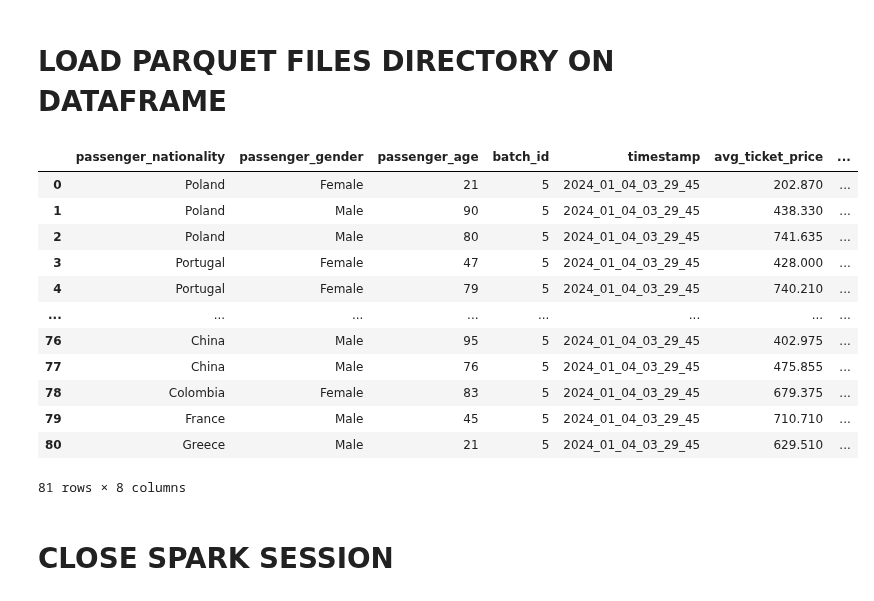
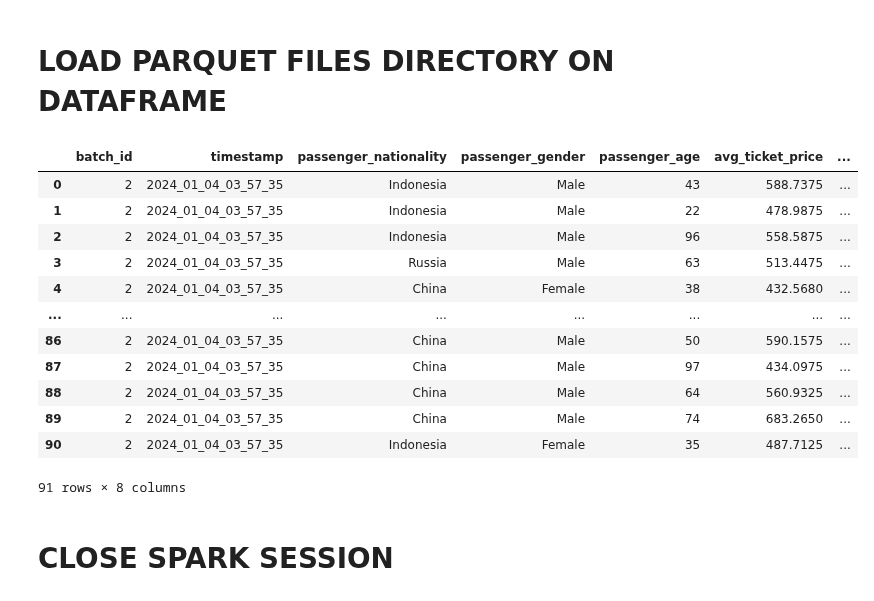
Before and after one commit to JorgeCardona/recursos, a Jupyter notebook: docker_hub/jupyterlab_multilanguages_dockerfile/Spark-Kafka-Batch-Streaming.ipynb, the cells around one changed output. Cells and saved outputs as stored; diff of their text form; code cells hidden in the pictures.

Commit message:
adicionado batch_id y timestamp al inicio del dataframe y el archivo parquet

```diff
--- a/docker_hub/jupyterlab_multilanguages_dockerfile/Spark-Kafka-Batch-Streaming.ipynb
+++ b/docker_hub/jupyterlab_multilanguages_dockerfile/Spark-Kafka-Batch-Streaming.ipynb
@@ -582,47 +590,47 @@ def read_parquet_directory_into_dataframe(directory_path):
     Parameters:
     - directory_path (str): Path to the directory containing Parquet files.
 
     Returns:
     - pd.DataFrame: Combined DataFrame containing data from all Parquet files.
     """
     # Use glob to get a list of all Parquet file paths in the specified directory
     parquet_files = glob.glob(f'{directory_path}/*.parquet')
 
     # Initialize an empty list to store individual DataFrames
     dfs = []
 
     # Loop through each Parquet file and read it into a DataFrame
     for parquet_file in parquet_files:
         # Read Parquet file into a DataFrame
         df = pq.read_table(parquet_file).to_pandas()
 
         # Append the DataFrame to the list
         dfs.append(df)
 
     # Concatenate all DataFrames into a single DataFrame
     all_data = pd.concat(dfs, ignore_index=True)
 
     return all_data
 
 # Specify the directory where Parquet files are located
-microbatch_parquet_directory_name = 'microbatch_5_2024_01_04_03_29_45'
+microbatch_parquet_directory_name = 'microbatch_2_2024_01_04_03_57_35'
 directory_path = f'{directory_to_save_files}/{microbatch_parquet_directory_name}/'
 
 read_parquet_directory_into_dataframe(directory_path)
 # %% [output]
-|  | passenger_nationality | passenger_gender | passenger_age | batch_id | timestamp | avg_ticket_price | ... |
-| 0 | Poland | Female | 21 | 5 | 2024_01_04_03_29_45 | 202.870 | ... |
-| 1 | Poland | Male | 90 | 5 | 2024_01_04_03_29_45 | 438.330 | ... |
-| 2 | Poland | Male | 80 | 5 | 2024_01_04_03_29_45 | 741.635 | ... |
-| 3 | Portugal | Female | 47 | 5 | 2024_01_04_03_29_45 | 428.000 | ... |
-| 4 | Portugal | Female | 79 | 5 | 2024_01_04_03_29_45 | 740.210 | ... |
+|  | batch_id | timestamp | passenger_nationality | passenger_gender | passenger_age | avg_ticket_price | ... |
+| 0 | 2 | 2024_01_04_03_57_35 | Indonesia | Male | 43 | 588.7375 | ... |
+| 1 | 2 | 2024_01_04_03_57_35 | Indonesia | Male | 22 | 478.9875 | ... |
+| 2 | 2 | 2024_01_04_03_57_35 | Indonesia | Male | 96 | 558.5875 | ... |
+| 3 | 2 | 2024_01_04_03_57_35 | Russia | Male | 63 | 513.4475 | ... |
+| 4 | 2 | 2024_01_04_03_57_35 | China | Female | 38 | 432.5680 | ... |
 | ... | ... | ... | ... | ... | ... | ... | ... |
-| 76 | China | Male | 95 | 5 | 2024_01_04_03_29_45 | 402.975 | ... |
-| 77 | China | Male | 76 | 5 | 2024_01_04_03_29_45 | 475.855 | ... |
-| 78 | Colombia | Female | 83 | 5 | 2024_01_04_03_29_45 | 679.375 | ... |
-| 79 | France | Male | 45 | 5 | 2024_01_04_03_29_45 | 710.710 | ... |
-| 80 | Greece | Male | 21 | 5 | 2024_01_04_03_29_45 | 629.510 | ... |
+| 86 | 2 | 2024_01_04_03_57_35 | China | Male | 50 | 590.1575 | ... |
+| 87 | 2 | 2024_01_04_03_57_35 | China | Male | 97 | 434.0975 | ... |
+| 88 | 2 | 2024_01_04_03_57_35 | China | Male | 64 | 560.9325 | ... |
+| 89 | 2 | 2024_01_04_03_57_35 | China | Male | 74 | 683.2650 | ... |
+| 90 | 2 | 2024_01_04_03_57_35 | Indonesia | Female | 35 | 487.7125 | ... |
-81 rows × 8 columns
+91 rows × 8 columns
 # %% [markdown]
 # CLOSE SPARK SESSION
 # %%
```
Also changed, not shown: parts of 6 cells of this notebook.
